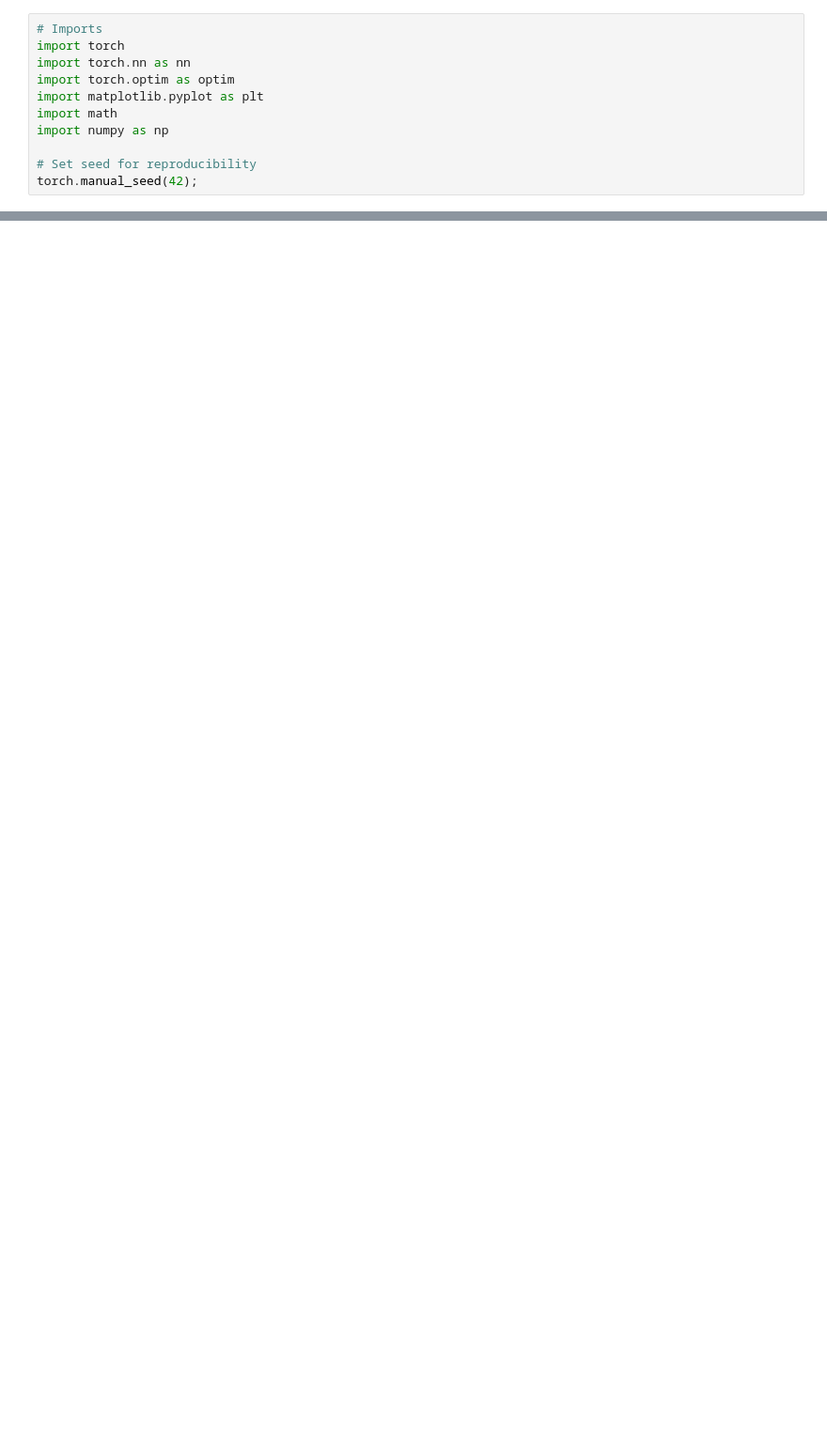
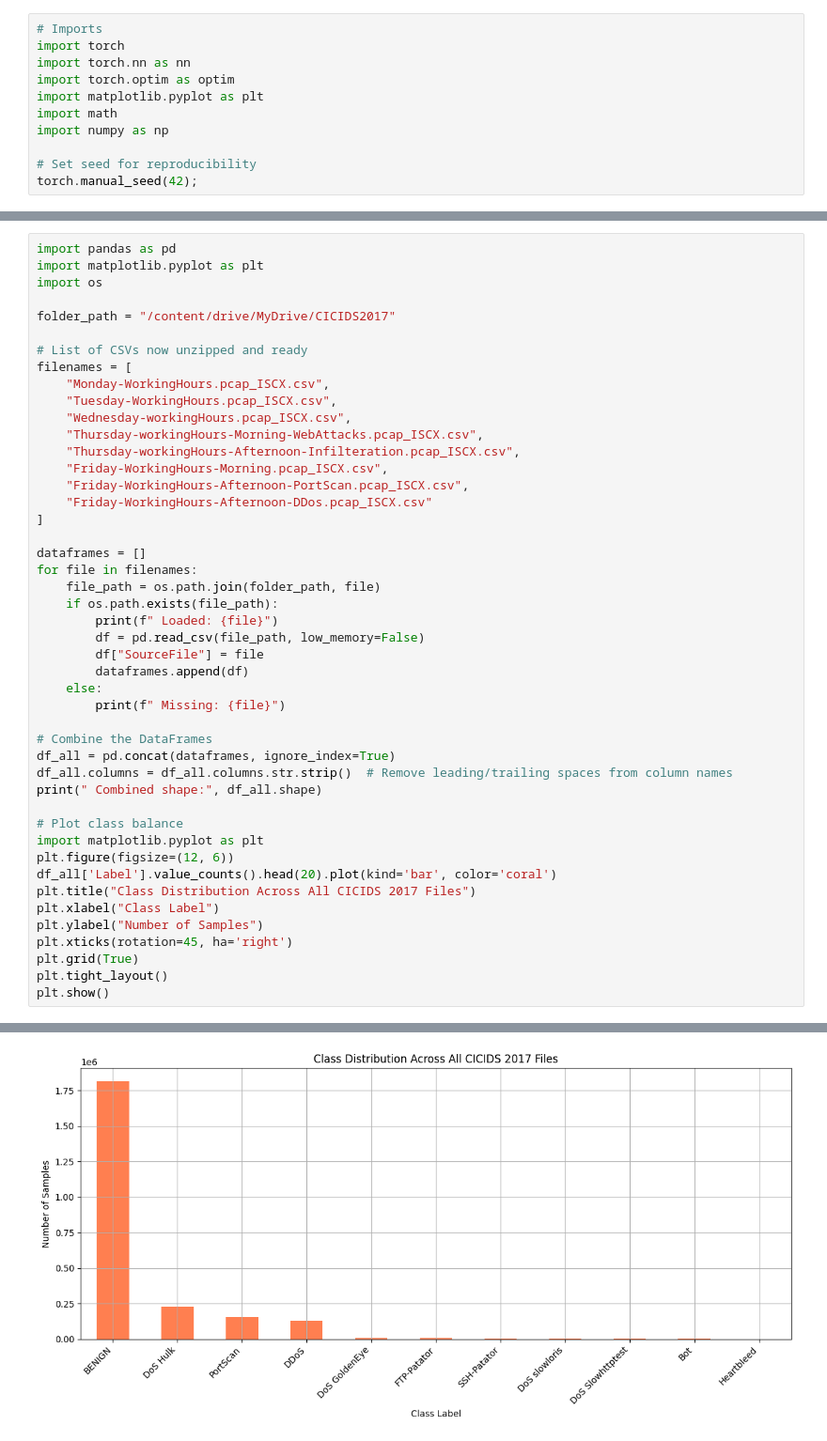
Before and after one commit to sudarshanmungi39/Generative-modelling-case-study-Cyber-Security-, a Jupyter notebook: research_assignment_2.ipynb, the cells around one changed output, grey strips where cells are left out. Shown at 94% size. Saved outputs shown, nothing was run; the diff lists cells and outputs as text; blank space fills up the shorter version.

```diff
--- a/research_assignment_2.ipynb
+++ b/research_assignment_2.ipynb
@@ -231,0 +315,47 @@ plt.show()
+# %%
+import pandas as pd
+import matplotlib.pyplot as plt
+import os
+
+folder_path = "/content/drive/MyDrive/CICIDS2017"
+
+# List of CSVs now unzipped and ready
+filenames = [
+    "Monday-WorkingHours.pcap_ISCX.csv",
+    "Tuesday-WorkingHours.pcap_ISCX.csv",
+    "Wednesday-workingHours.pcap_ISCX.csv",
+    "Thursday-workingHours-Morning-WebAttacks.pcap_ISCX.csv",
+    "Thursday-workingHours-Afternoon-Infilteration.pcap_ISCX.csv",
+    "Friday-WorkingHours-Morning.pcap_ISCX.csv",
+    "Friday-WorkingHours-Afternoon-PortScan.pcap_ISCX.csv",
+    "Friday-WorkingHours-Afternoon-DDos.pcap_ISCX.csv"
+]
+
+dataframes = []
+for file in filenames:
+    file_path = os.path.join(folder_path, file)
+    if os.path.exists(file_path):
+        print(f" Loaded: {file}")
+        df = pd.read_csv(file_path, low_memory=False)
+        df["SourceFile"] = file
+        dataframes.append(df)
+    else:
+        print(f" Missing: {file}")
+
+# Combine the DataFrames
+df_all = pd.concat(dataframes, ignore_index=True)
+df_all.columns = df_all.columns.str.strip()  # Remove leading/trailing spaces from column names
+print(" Combined shape:", df_all.shape)
+
+# Plot class balance
+import matplotlib.pyplot as plt
+plt.figure(figsize=(12, 6))
+df_all['Label'].value_counts().head(20).plot(kind='bar', color='coral')
+plt.title("Class Distribution Across All CICIDS 2017 Files")
+plt.xlabel("Class Label")
+plt.ylabel("Number of Samples")
+plt.xticks(rotation=45, ha='right')
+plt.grid(True)
+plt.tight_layout()
+plt.show()
+# %% [output]
@@ -231,0 +371 @@ plt.show()
+[figure, added]
```
Also changed, not shown: parts of 30 cells of this notebook.
